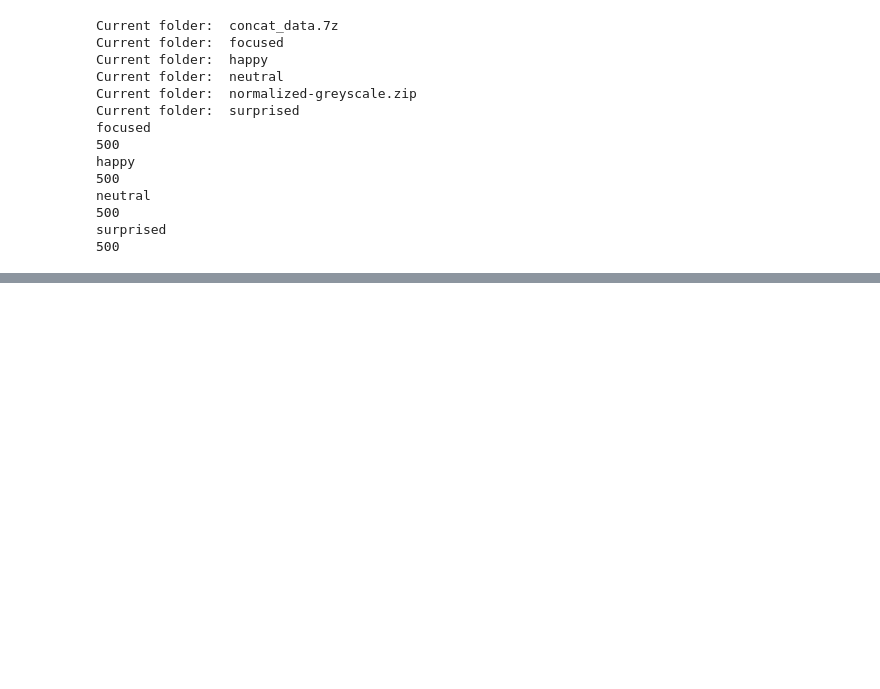
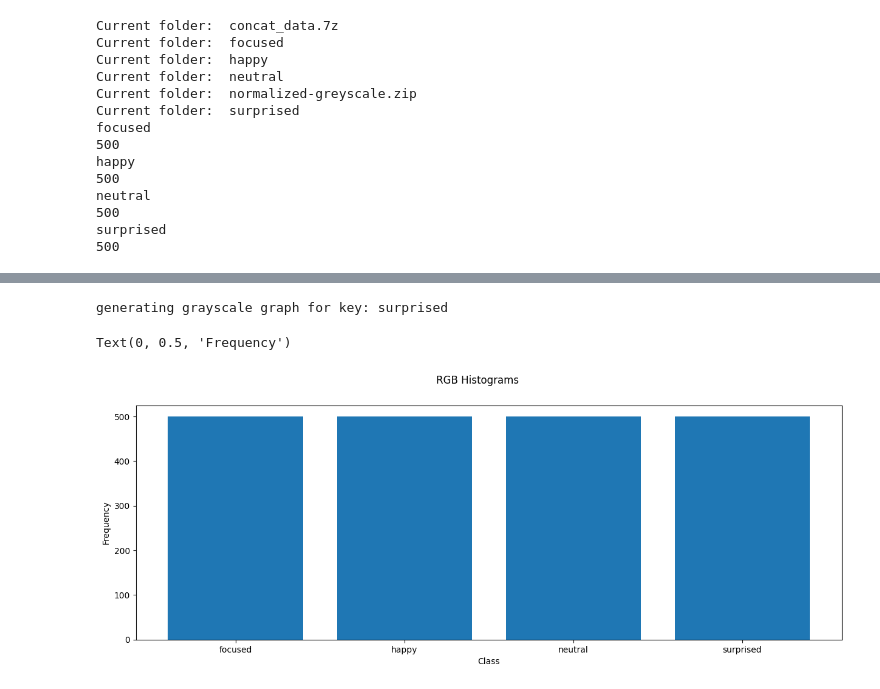
Before and after one commit to ruaidusmani/Emotional-Recognition-of-Students-in-Online-Classrooms, a Jupyter notebook: preprocessing/shuffle_plots.ipynb, the cells around one changed output, grey strips where cells are left out. Drawn from its saved outputs; the diff is of its cells as text; code cells hidden in the pictures; blank space fills up the shorter version.

```diff
--- a/preprocessing/shuffle_plots.ipynb
+++ b/preprocessing/shuffle_plots.ipynb
@@ -239,30 +240,28 @@ generating grayscale graph for key: surprised
 # %%
 #make 3x4 plot for each folder
-fig, axs = plt.subplots(4, 1)
-fig.set_size_inches(21, 21)
+fig, axs = plt.subplots(1, 1)
+fig.set_size_inches(15, 5)
 fig.suptitle('RGB Histograms')
 
-i = 0
+
+#add title to each row
+print("generating grayscale graph for key: " + key)
+
+#plot a bar chart for each key based on the len() value
+lenghts = []
+labels = []
 for key in dict_images:
-    #add title to each row
-    print("generating grayscale graph for key: " + key)
+    lenghts.append(len(dict_images[key]))
+    labels.append(key)
+axs.bar(labels, lenghts)
 
-    # set histogram values
-    axs[i].hist(dict_images_values[key]['red'], bins=255, color='grey')
 
-    # set histogram titles
-    axs[i].set_title(key + " (Grayscale)")
+#set x-label
+axs.set_xlabel('Class')
 
-    #set histogram x-axis limits
-    axs[i].set_xlim([0, 255])
-
-    #set y-axis limits
-    axs[i].set_ylim([0, 15000])
-
-    #set x-label
-    axs[i].set_xlabel('RGB Intensity')
-
-    #set y-label
-    axs[i].set_ylabel('Frequency')
-
-    i = i + 1
+#set y-label
+axs.set_ylabel('Frequency')
+# %% [output]
+generating grayscale graph for key: surprised
+Text(0, 0.5, 'Frequency')
+[figure, added]
```
Also changed, not shown: parts of 5 cells of this notebook.
